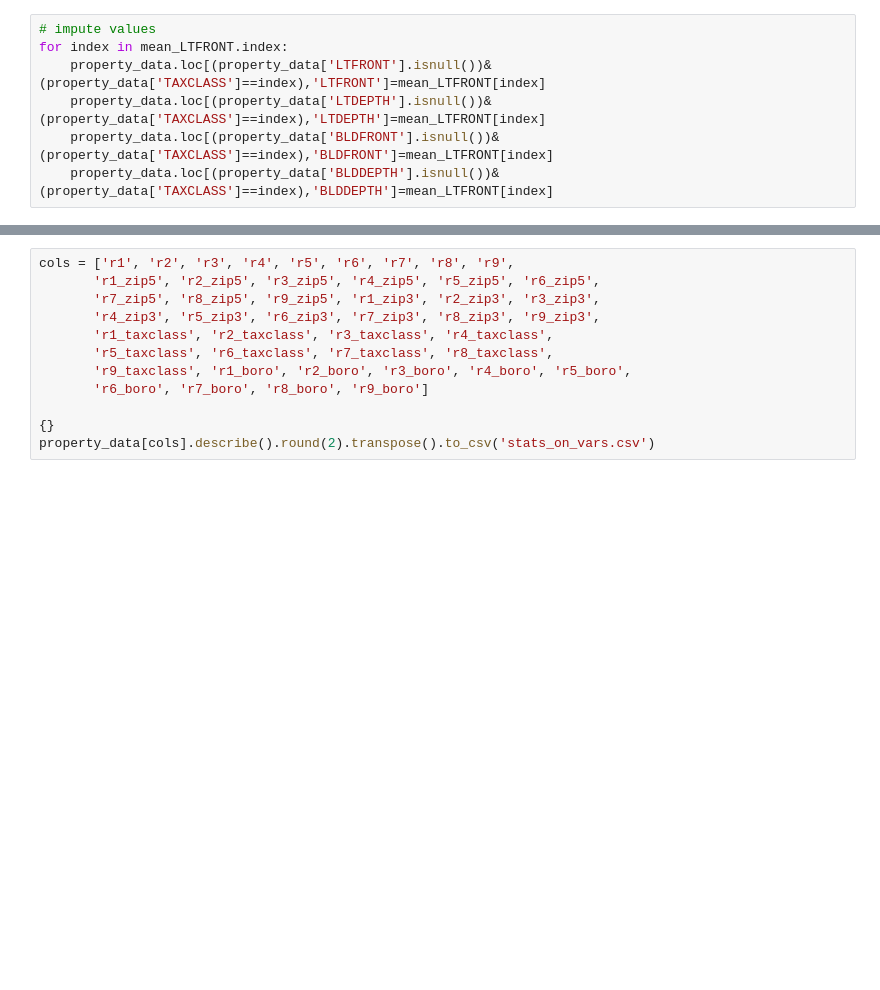
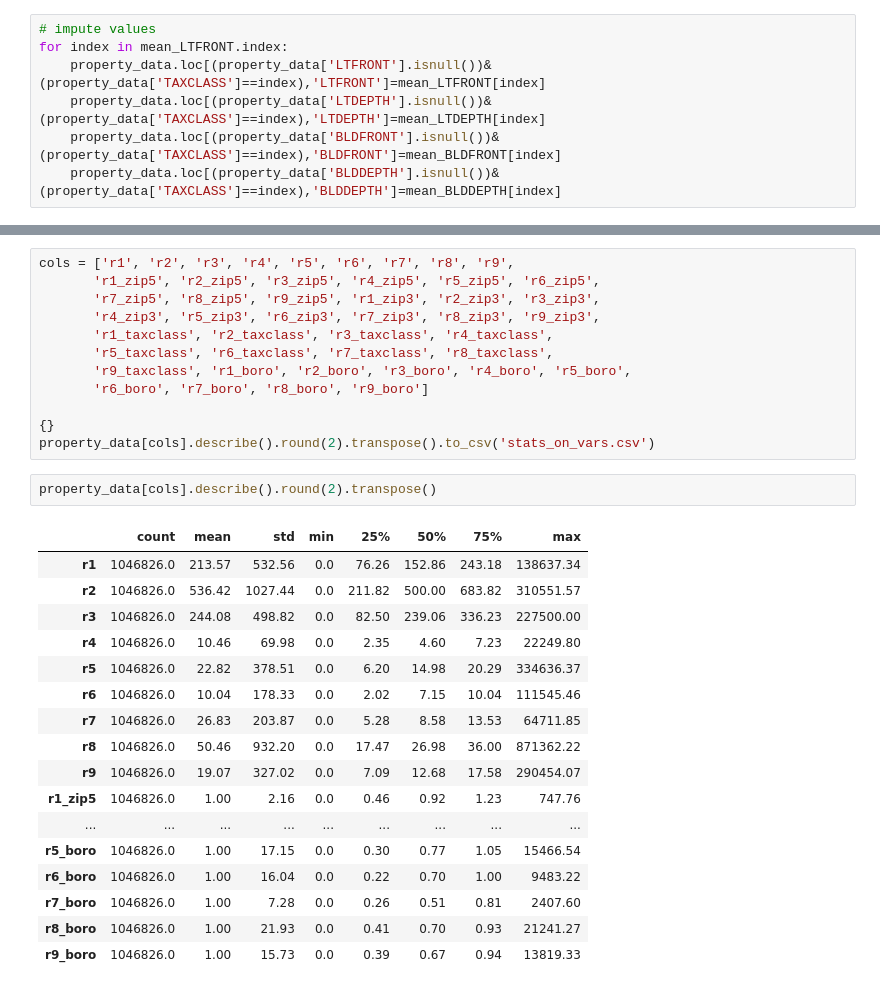
Before and after one commit to ruz023/Unsupervised-Fraud-Algorithm-on-the-NY-Property-Tax-Submission-Data, a Jupyter notebook: Data_Cleaning_and_Feature_Engineering.ipynb, the cells around one changed output, grey strips where cells are left out. Saved outputs shown, nothing was run; the diff lists cells and outputs as text; blank space fills up the shorter version.

```diff
--- a/Data_Cleaning_and_Feature_Engineering.ipynb
+++ b/Data_Cleaning_and_Feature_Engineering.ipynb
@@ -220,9 +255,9 @@ mean_BLDDEPTH = property_data.groupby(property_data['TAXCLASS'])['BLDDEPTH'].mea
 # impute values
 for index in mean_LTFRONT.index:
     property_data.loc[(property_data['LTFRONT'].isnull())&(property_data['TAXCLASS']==index),'LTFRONT']=mean_LTFRONT[index]
-    property_data.loc[(property_data['LTDEPTH'].isnull())&(property_data['TAXCLASS']==index),'LTDEPTH']=mean_LTFRONT[index]
-    property_data.loc[(property_data['BLDFRONT'].isnull())&(property_data['TAXCLASS']==index),'BLDFRONT']=mean_LTFRONT[index]
-    property_data.loc[(property_data['BLDDEPTH'].isnull())&(property_data['TAXCLASS']==index),'BLDDEPTH']=mean_LTFRONT[index]
+    property_data.loc[(property_data['LTDEPTH'].isnull())&(property_data['TAXCLASS']==index),'LTDEPTH']=mean_LTDEPTH[index]
+    property_data.loc[(property_data['BLDFRONT'].isnull())&(property_data['TAXCLASS']==index),'BLDFRONT']=mean_BLDFRONT[index]
+    property_data.loc[(property_data['BLDDEPTH'].isnull())&(property_data['TAXCLASS']==index),'BLDDEPTH']=mean_BLDDEPTH[index]
 # %% [markdown]
 ## Feature Engineering: Add New Variables
 S1 = LTFRONT * LTDEPTH
@@ -295,3 +313,23 @@ cols = ['r1', 'r2', 'r3', 'r4', 'r5', 'r6', 'r7', 'r8', 'r9',
 
 {}
 property_data[cols].describe().round(2).transpose().to_csv('stats_on_vars.csv')
+# %%
+property_data[cols].describe().round(2).transpose()
+# %% [output]
+|  | count | mean | std | min | 25% | 50% | 75% | max |
+| r1 | 1046826.0 | 213.57 | 532.56 | 0.0 | 76.26 | 152.86 | 243.18 | 138637.34 |
+| r2 | 1046826.0 | 536.42 | 1027.44 | 0.0 | 211.82 | 500.00 | 683.82 | 310551.57 |
+| r3 | 1046826.0 | 244.08 | 498.82 | 0.0 | 82.50 | 239.06 | 336.23 | 227500.00 |
+| r4 | 1046826.0 | 10.46 | 69.98 | 0.0 | 2.35 | 4.60 | 7.23 | 22249.80 |
+| r5 | 1046826.0 | 22.82 | 378.51 | 0.0 | 6.20 | 14.98 | 20.29 | 334636.37 |
+| r6 | 1046826.0 | 10.04 | 178.33 | 0.0 | 2.02 | 7.15 | 10.04 | 111545.46 |
+| r7 | 1046826.0 | 26.83 | 203.87 | 0.0 | 5.28 | 8.58 | 13.53 | 64711.85 |
+| r8 | 1046826.0 | 50.46 | 932.20 | 0.0 | 17.47 | 26.98 | 36.00 | 871362.22 |
+| r9 | 1046826.0 | 19.07 | 327.02 | 0.0 | 7.09 | 12.68 | 17.58 | 290454.07 |
+| r1_zip5 | 1046826.0 | 1.00 | 2.16 | 0.0 | 0.46 | 0.92 | 1.23 | 747.76 |
+| ... | ... | ... | ... | ... | ... | ... | ... | ... |
+| r5_boro | 1046826.0 | 1.00 | 17.15 | 0.0 | 0.30 | 0.77 | 1.05 | 15466.54 |
+| r6_boro | 1046826.0 | 1.00 | 16.04 | 0.0 | 0.22 | 0.70 | 1.00 | 9483.22 |
+| r7_boro | 1046826.0 | 1.00 | 7.28 | 0.0 | 0.26 | 0.51 | 0.81 | 2407.60 |
+| r8_boro | 1046826.0 | 1.00 | 21.93 | 0.0 | 0.41 | 0.70 | 0.93 | 21241.27 |
+| r9_boro | 1046826.0 | 1.00 | 15.73 | 0.0 | 0.39 | 0.67 | 0.94 | 13819.33 |
```
Also changed, not shown: parts of 19 cells of this notebook.
